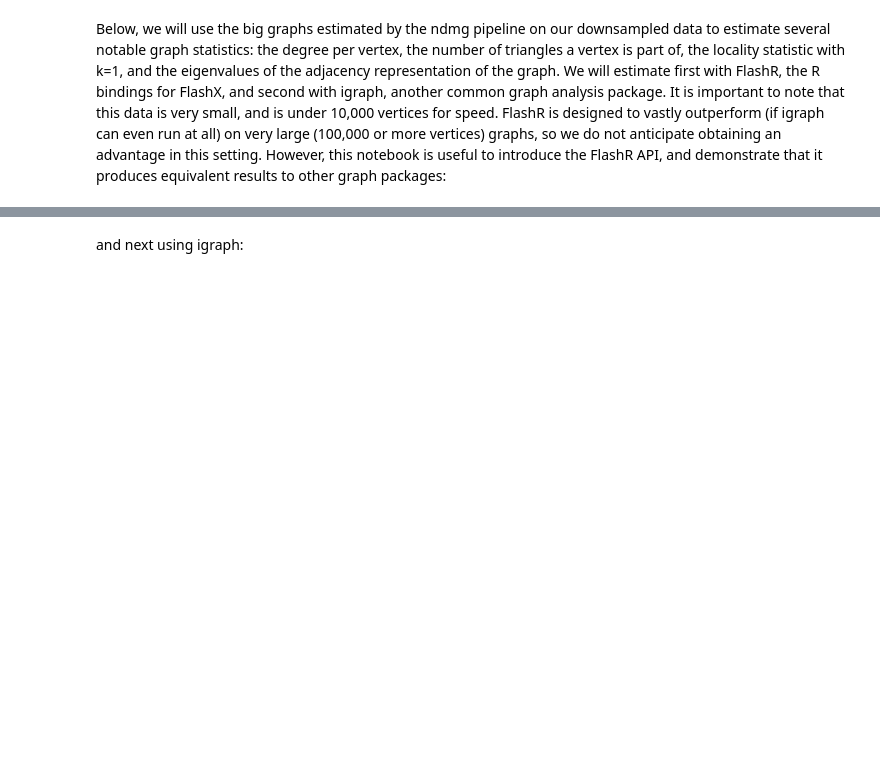
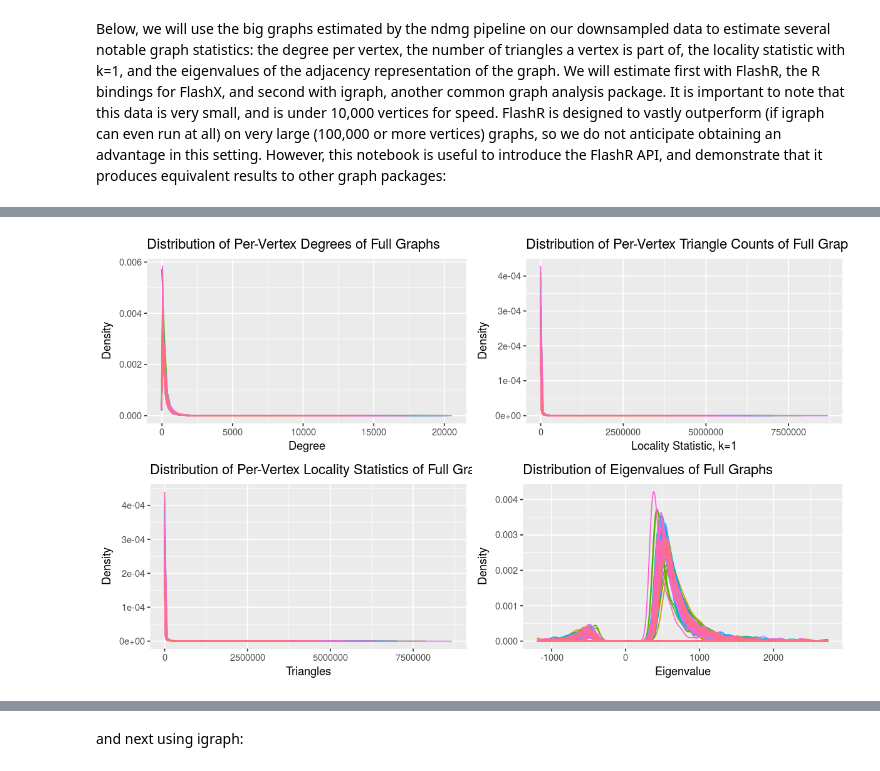
Before and after one commit to neurodata/mrilab, a Jupyter notebook: ndmg_bg_full/for_user/flashx-igraph_ndmg_notebook.ipynb, the cells around one changed output, grey strips where cells are left out. Cells and saved outputs as stored; diff of their text form; code cells hidden in the pictures; blank space fills up the shorter version.

```diff
--- a/ndmg_bg_full/for_user/flashx-igraph_ndmg_notebook.ipynb
+++ b/ndmg_bg_full/for_user/flashx-igraph_ndmg_notebook.ipynb
@@ -123,44 +88,70 @@ Below, we plot the results obtained using FlashGraphR for graph analysis:
+# %%
+fx.tris.vals <- readRDS('fxtrisvals.rds')
+fx.locs.vals <- readRDS('fxlocsvals.rds')
+fx.degs.vals <- readRDS('fxdegsvals.rds')
+fx.eigs.vals <- readRDS('fxeigsvals.rds')
+
+fx.tris.time <- readRDS('fxtristimes.rds')
+fx.locs.time <- readRDS('fxlocstime.rds')
+fx.degs.time <- readRDS('fxdegstime.rds')
+fx.eigs.time <- readRDS('fxeigstime.rds')
+
+fx.tris.mem <- readRDS('fxtrismem.rds')
+fx.locs.mem <- readRDS('fxlocsmem.rds')
+fx.degs.mem <- readRDS('fxdegsmem.rds')
+fx.eigs.mem <- readRDS('fxeigsmem.rds')
 # %%
-fx.degs.dat <- data.frame(id=c(), locs=c())
-fx.tris.dat <- data.frame(id=c(), tris=c())
-fx.locs.dat <- data.frame(id=c(), locs=c())
-fx.bets.dat <- data.frame(id=c(), bets=c())
+fx.degs.dat <- data.frame(id=c(), x=c(), y=c())
+fx.tris.dat <- data.frame(id=c(), x=c(), y=c())
+fx.locs.dat <- data.frame(id=c(), x=c(), y=c())
 fx.eigs.dat <- data.frame(id=c(), eigs=c())
 
 for (name in names(fx.degs.vals)) {
     subid <- name
-    fx.degs.dat <- rbind(fx.degs.dat, data.frame(id=subid, degs = fx.degs.vals[[subid]]))
-    fx.tris.dat <- rbind(fx.tris.dat, data.frame(id=subid, tris = fx.tris.vals[[subid]]))
-    fx.locs.dat <- rbind(fx.locs.dat, data.frame(id=subid, locs = fx.locs.vals[[subid]]))
+    fx.degs.dat <- rbind(fx.degs.dat, data.frame(id=subid, x = fx.degs.vals[[subid]]$x, y=fx.degs.vals[[subid]]$y))
+    fx.tris.dat <- rbind(fx.tris.dat, data.frame(id=subid, x = fx.tris.vals[[subid]]$x, y=fx.tris.vals[[subid]]$y))
+    fx.locs.dat <- rbind(fx.locs.dat, data.frame(id=subid, x = fx.locs.vals[[subid]]$x, y=fx.locs.vals[[subid]]$y))
     # fx.bets.dat <- rbind(fx.bets.dat, data.frame(id=name, bets = fx.bets.vals[[name]]))
     fx.eigs.dat <- rbind(fx.eigs.dat, data.frame(id=subid, eigs=fx.eigs.vals[[subid]]))
 }
 
 require(ggplot2)
 options(repr.plot.height=6, repr.plot.width=10)
-degs <- ggplot(data = fx.degs.dat, aes(degs, colour = id)) +
+degs <- ggplot(data = fx.degs.dat, aes(x=x, y=y, colour = id, group=id)) +
+    geom_line() +
+    xlab('Degree') +
+    ylab('Density') +
+    ggtitle('Distribution of Per-Vertex Degrees of Full Graphs') +
+    theme(legend.position='none')
+
+tris <- ggplot(data = fx.tris.dat, aes(x=x, y=y, colour = id, group=id)) +
+    geom_line() +
+    xlab('Triangles') +
+    ylab('Density') +
+    ggtitle('Distribution of Per-Vertex Locality Statistics of Full Graphs') +
+    theme(legend.position='none')
+
+locs <- ggplot(data = fx.locs.dat, aes(x=x, y=y, colour = id, group=id)) +
+    geom_line() +
+    xlab('Locality Statistic, k=1') +
+    ylab('Density') +
+    ggtitle('Distribution of Per-Vertex Triangle Counts of Full Graphs') +
+    theme(legend.position='none')
+
+eigs <- ggplot(data = fx.eigs.dat, aes(eigs, colour = id, group=id)) +
     geom_density() +
-    xlim(0, 200) +
-    xlab('Degree') +
-    ylab('Density')
+    xlab('Eigenvalue') +
+    ylab('Density') +
+    ggtitle('Distribution of Eigenvalues of Full Graphs') +
+    theme(legend.position='none')
 
-tris <- ggplot(data = fx.tris.dat, aes(tris, colour = id)) +
-    geom_density() +
-    xlim(0, 200) +
-    xlab('Triangles') +
-    ylab('Density')
-
-locs <- ggplot(data = fx.locs.dat, aes(locs, colour = id)) +
-    geom_density() +
-    xlim(0, 200) +
-    xlab('Locality Statistic 1') +
-    ylab('Density')
-
-eigs <- ggplot(data = fx.eigs.dat, aes(eigs, colour = id)) +
-    geom_density() +
-    xlim(0, 200) +
-    xlab('Eigenvalue') +
-    ylab('Density')
 
 require(Rmisc)
-multiplot(degs, tris, locs, eigs, cols=2)
+file <- '../../img/ndmg_full/fx_analysis.png'
+png(file)
+fx.plots.analysis <- multiplot(degs, tris, locs, eigs, cols=2)
+print(fx.plots.analysis)
+dev.off()
+fx.plots.analysis <- multiplot(degs, tris, locs, eigs, cols=2)
+print(fx.plots.analysis)
+# %% [output]
@@ -166,0 +162 @@ multiplot(degs, tris, locs, eigs, cols=2)
+[figure, added]
```
Also changed, not shown: parts of 14 cells of this notebook, 3 other files.
